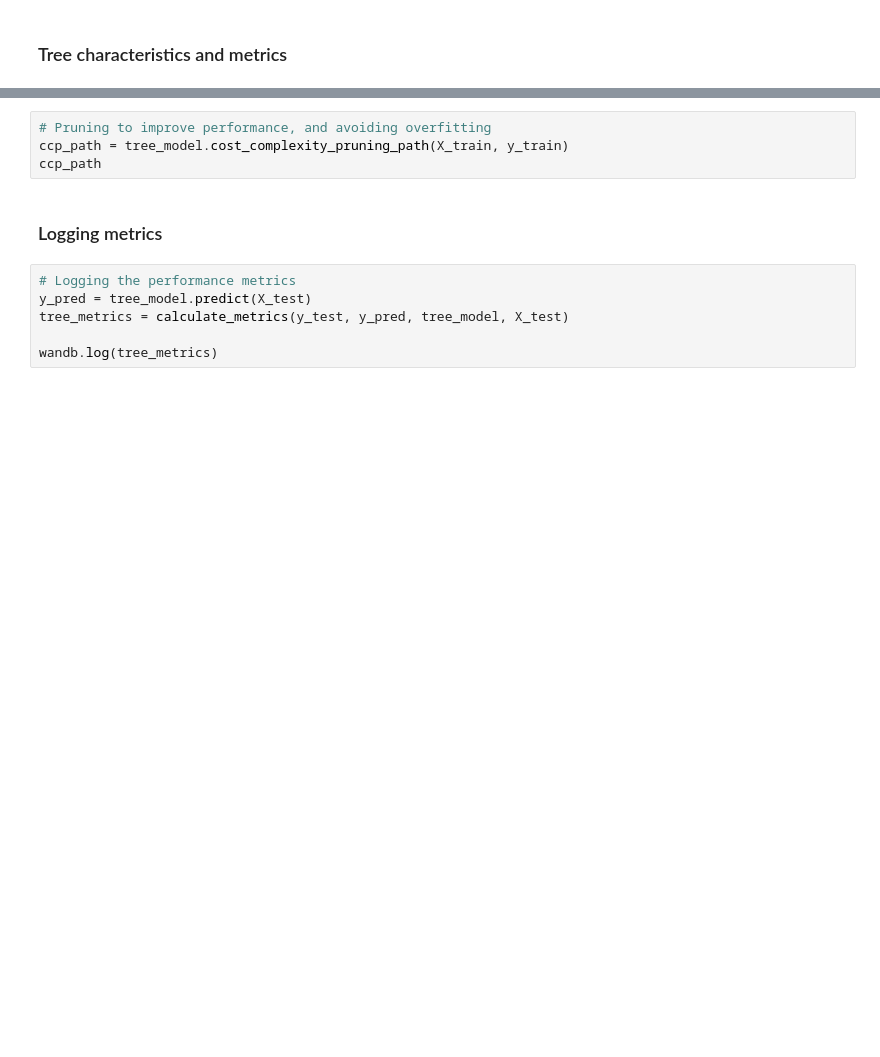
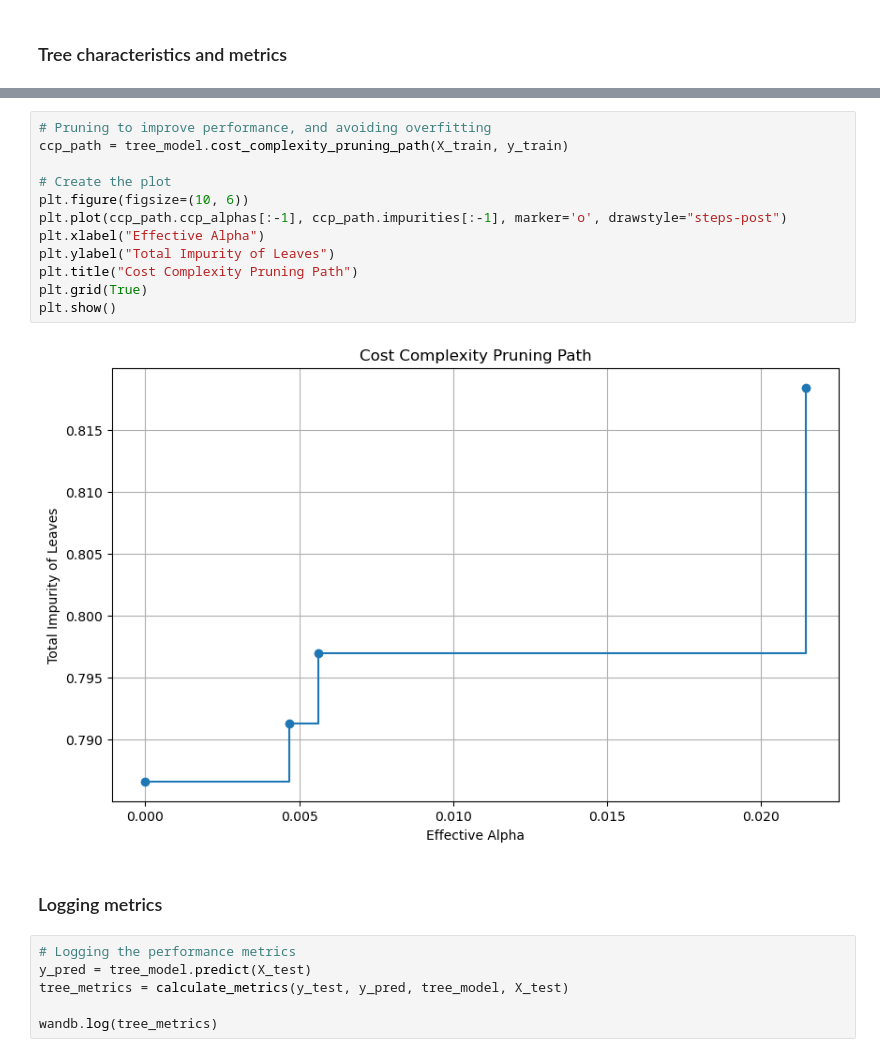
Before and after one commit to phidesigner/wandb_demo, a Jupyter notebook: 06_opiod_wandb_tree.ipynb, the cells around one changed output, grey strips where cells are left out. Cells and saved outputs as stored; diff of their text form; blank space fills up the shorter version.

```diff
--- a/06_opiod_wandb_tree.ipynb
+++ b/06_opiod_wandb_tree.ipynb
@@ -145,7 +234,17 @@ decision_paths
-# %%
-# Pruning to improve performance, and avoiding overfitting
-ccp_path = tree_model.cost_complexity_pruning_path(X_train, y_train)
-ccp_path
+# %%
+# Pruning to improve performance, and avoiding overfitting
+ccp_path = tree_model.cost_complexity_pruning_path(X_train, y_train)
+
+# Create the plot
+plt.figure(figsize=(10, 6))
+plt.plot(ccp_path.ccp_alphas[:-1], ccp_path.impurities[:-1], marker='o', drawstyle="steps-post")
+plt.xlabel("Effective Alpha")
+plt.ylabel("Total Impurity of Leaves")
+plt.title("Cost Complexity Pruning Path")
+plt.grid(True)
+plt.show()
+# %% [output]
+[figure, added]
 # %% [markdown]
 ### Logging metrics
 # %%
```
Also changed, not shown: parts of 14 cells of this notebook, 5 other files.
